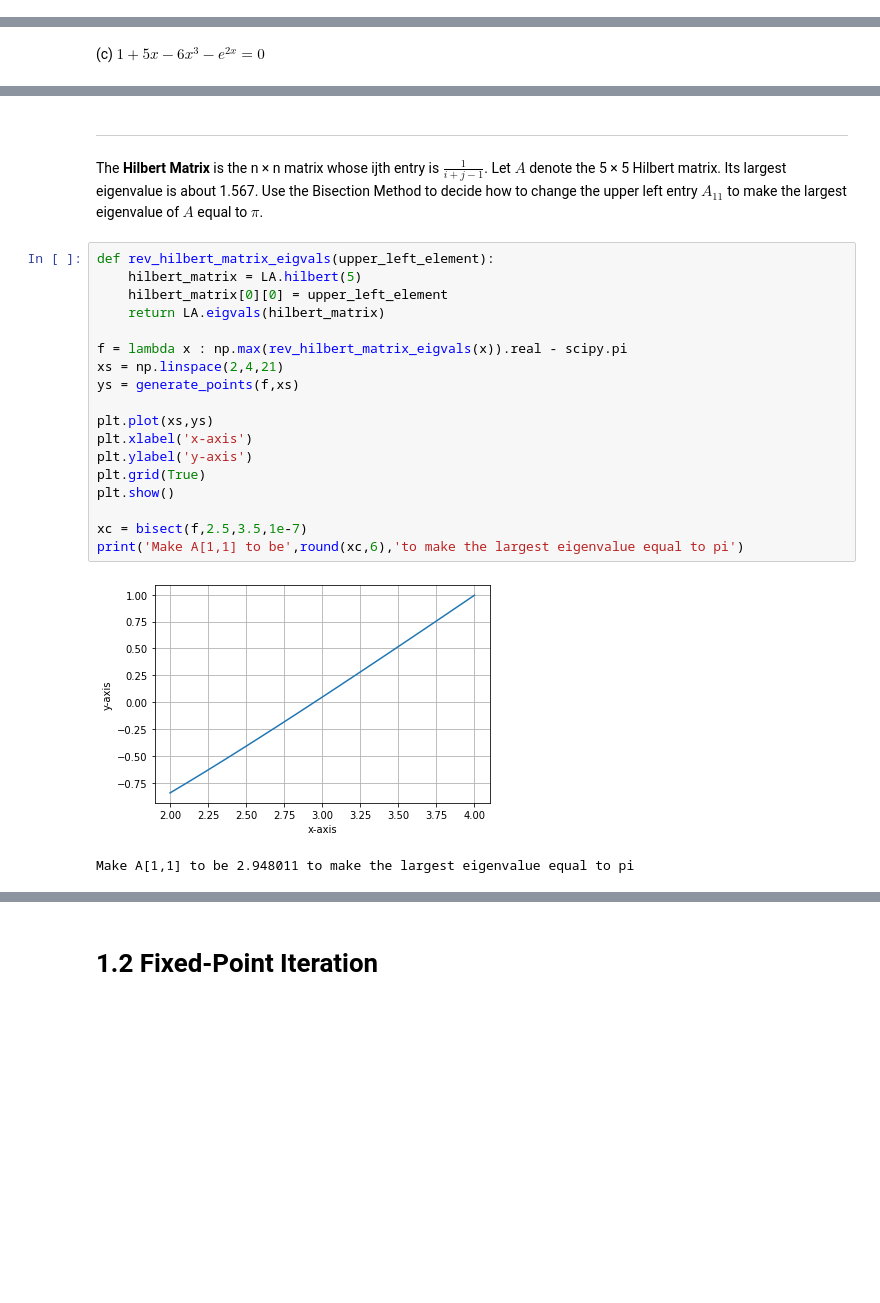
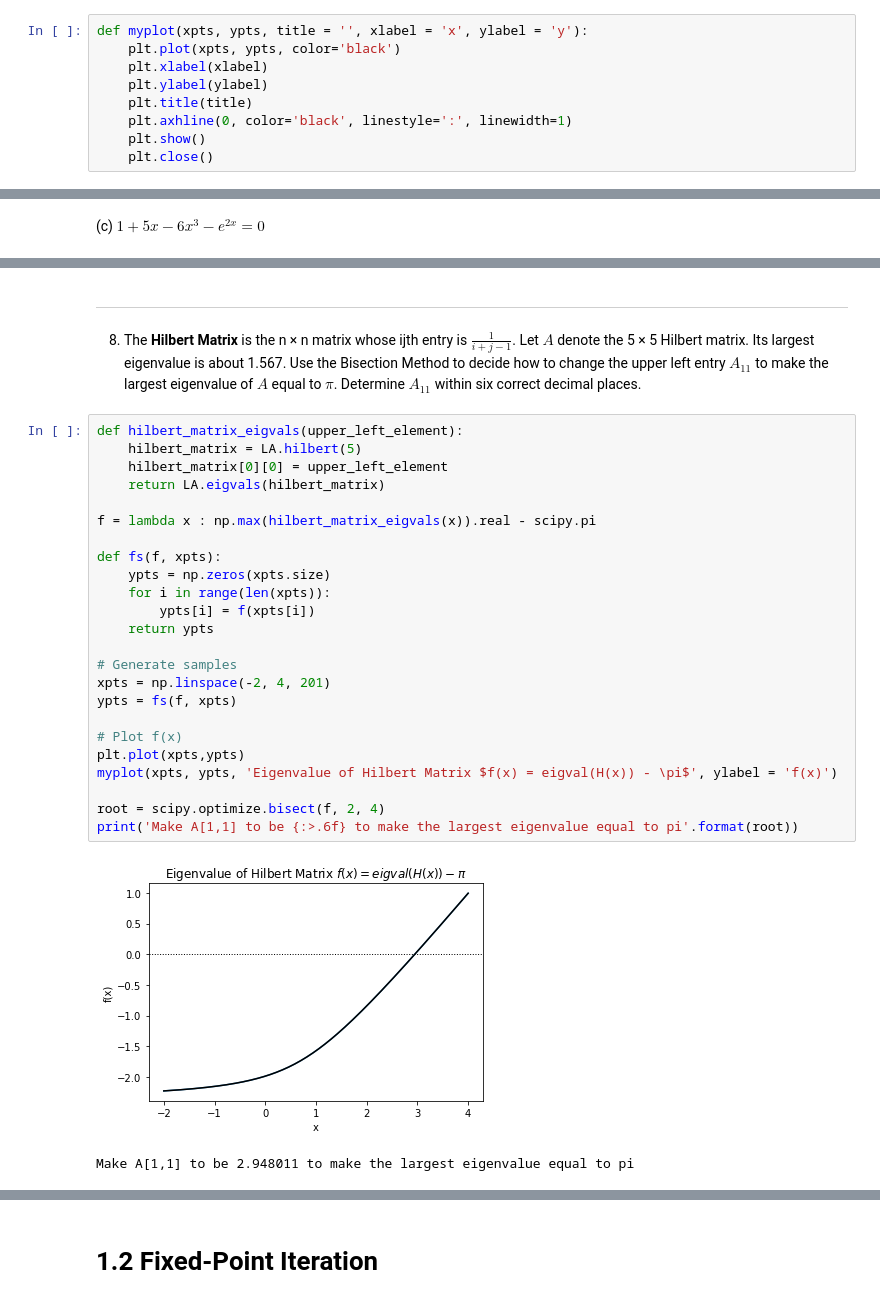
Before and after one commit to Jim00000/Numerical-Analysis, a Jupyter notebook: 1_Solving_Equations.ipynb, the cells around one changed output, grey strips where cells are left out. Drawn from its saved outputs; the diff is of its cells as text; blank space fills up the shorter version.

```diff
--- a/1_Solving_Equations.ipynb
+++ b/1_Solving_Equations.ipynb
@@ -141,6 +141,15 @@ print('{:>.8f}'.format(root))
 # %% [markdown]
 ---
 3. Use the Bisection Method to locate all solutions of the following equations. Sketch the function by using MATLAB’s plot command and identify three intervals of length one that contain a root. Then find the roots to six correct decimal places.
+# %%
+def myplot(xpts, ypts, title = '', xlabel = 'x', ylabel = 'y'):
+    plt.plot(xpts, ypts, color='black')
+    plt.xlabel(xlabel)
+    plt.ylabel(ylabel)
+    plt.title(title)
+    plt.axhline(0, color='black', linestyle=':', linewidth=1)
+    plt.show()
+    plt.close()
 # %% [markdown]
 (a) $2x^3 - 6x - 1 = 0$
 # %%
@@ -225,26 +319,33 @@ x = -0.749061
 # %% [markdown]
 ---
-The **Hilbert Matrix**  is the n × n matrix whose ijth entry is $\frac{1}{i + j - 1}$. Let $A$ denote the
+8. The **Hilbert Matrix**  is the n × n matrix whose ijth entry is $\frac{1}{i + j - 1}$. Let $A$ denote the
 5 × 5 Hilbert matrix. Its largest eigenvalue is about 1.567. Use the Bisection Method to decide
-how to change the upper left entry $A_{11}$ to make the largest eigenvalue of $A$ equal to $\pi$.
+how to change the upper left entry $A_{11}$ to make the largest eigenvalue of $A$ equal to $\pi$. Determine $A_
+{11}$ within six correct decimal places.
 # %%
-def rev_hilbert_matrix_eigvals(upper_left_element):
+def hilbert_matrix_eigvals(upper_left_element):
     hilbert_matrix = LA.hilbert(5)
     hilbert_matrix[0][0] = upper_left_element
     return LA.eigvals(hilbert_matrix)
 
-f = lambda x : np.max(rev_hilbert_matrix_eigvals(x)).real - scipy.pi
-xs = np.linspace(2,4,21)
-ys = generate_points(f,xs)
+f = lambda x : np.max(hilbert_matrix_eigvals(x)).real - scipy.pi
 
-plt.plot(xs,ys)
-plt.xlabel('x-axis')
-plt.ylabel('y-axis')
-plt.grid(True)
-plt.show()
+def fs(f, xpts):
+    ypts = np.zeros(xpts.size)
+    for i in range(len(xpts)):
+        ypts[i] = f(xpts[i])
+    return ypts
 
-xc = bisect(f,2.5,3.5,1e-7)
-print('Make A[1,1] to be',round(xc,6),'to make the largest eigenvalue equal to pi')
+# Generate samples
+xpts = np.linspace(-2, 4, 201)
+ypts = fs(f, xpts)
+
+# Plot f(x)
+plt.plot(xpts,ypts)
+myplot(xpts, ypts, 'Eigenvalue of Hilbert Matrix $f(x) = eigval(H(x)) - \pi$', ylabel = 'f(x)')
+
+root = scipy.optimize.bisect(f, 2, 4)
+print('Make A[1,1] to be {:>.6f} to make the largest eigenvalue equal to pi'.format(root))
 # %% [output]
-[figure, old version]
+[figure, new version]
 Make A[1,1] to be 2.948011 to make the largest eigenvalue equal to pi
```
Also changed, not shown: parts of 33 cells of this notebook.
